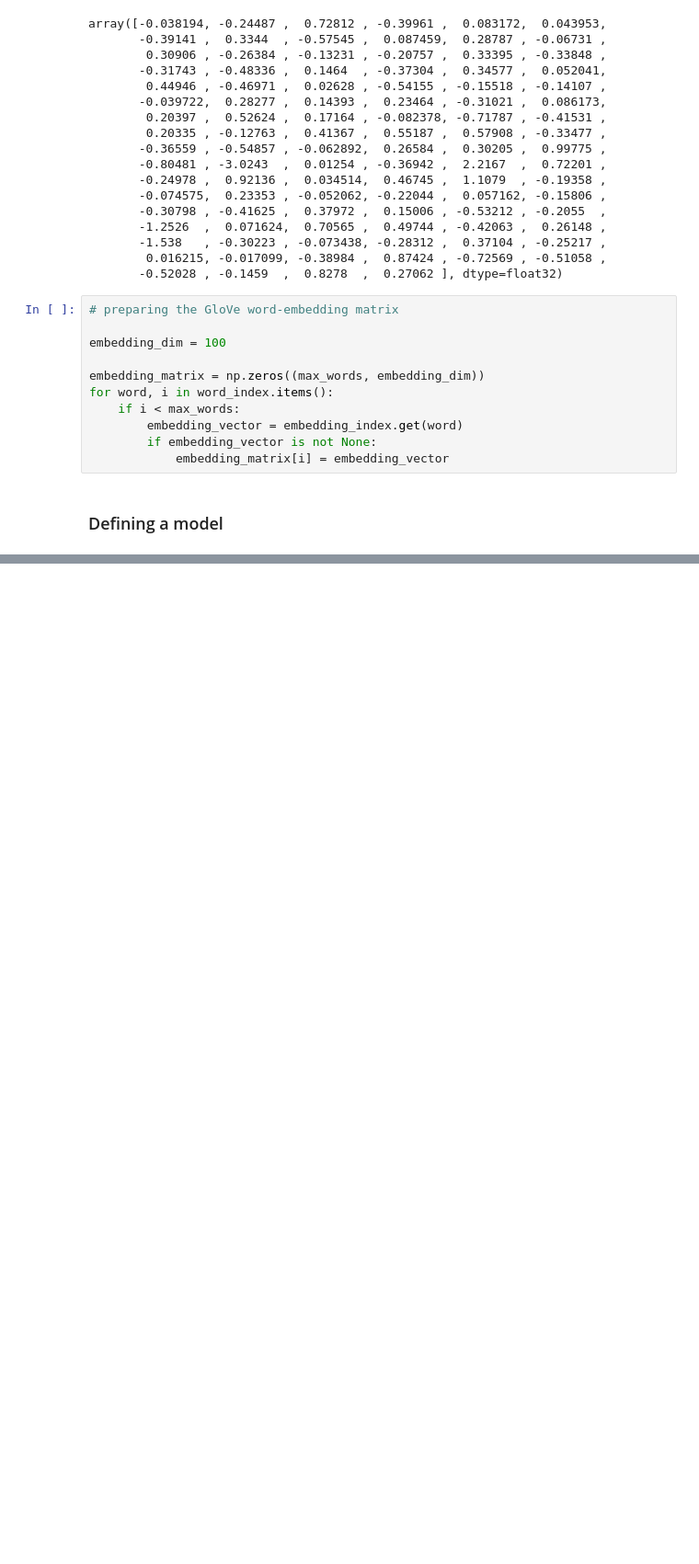
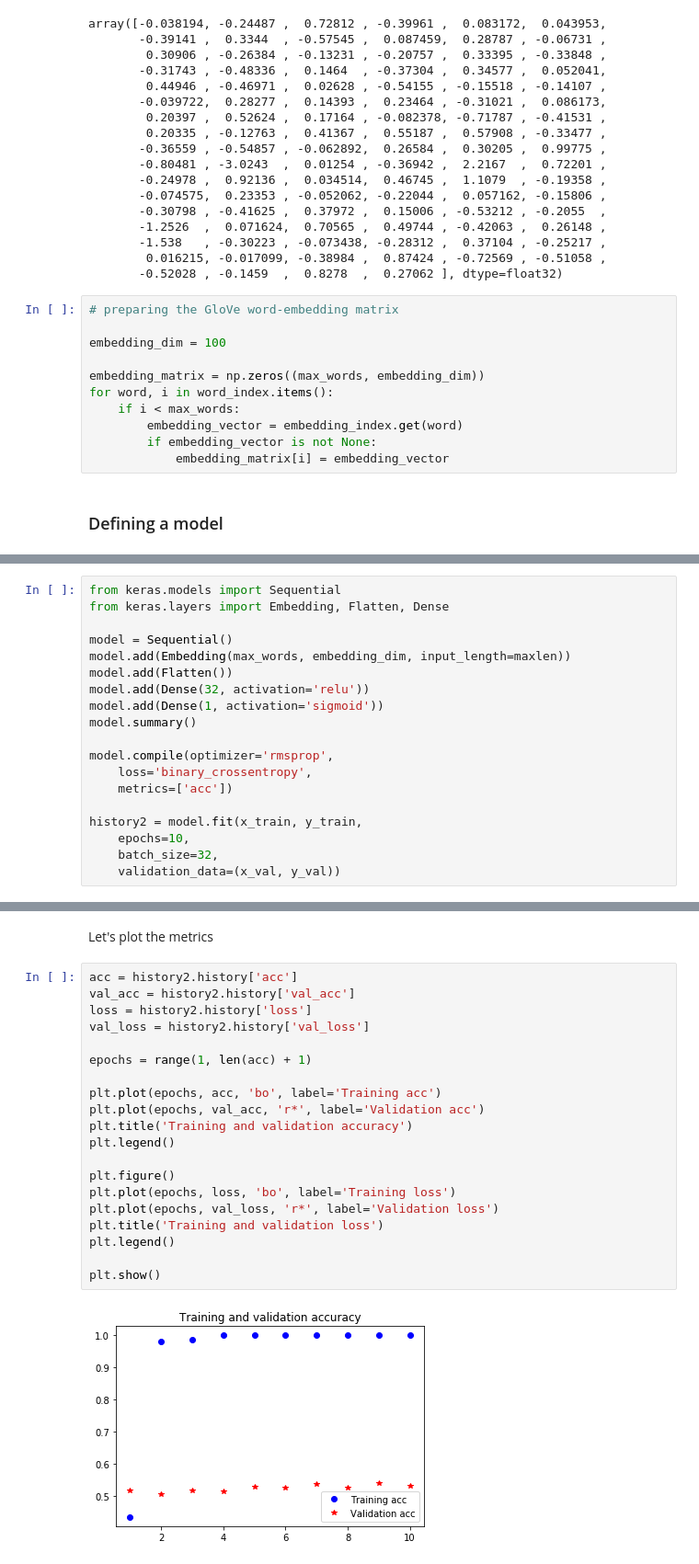
Before and after one commit to fd0livar/DL_python_tf_keras, a Jupyter notebook: Deep_learning_for_text_and_sequences.ipynb, the cells around one changed output, grey strips where cells are left out. Shown at 92% size. Saved outputs shown, nothing was run; the diff lists cells and outputs as text; blank space fills up the shorter version.

```diff
--- a/Deep_learning_for_text_and_sequences.ipynb
+++ b/Deep_learning_for_text_and_sequences.ipynb
@@ -298,0 +403,19 @@ from keras.layers import
+# %%
+from keras.models import Sequential
+from keras.layers import Embedding, Flatten, Dense
+
+model = Sequential()
+model.add(Embedding(max_words, embedding_dim, input_length=maxlen))
+model.add(Flatten())
+model.add(Dense(32, activation='relu'))
+model.add(Dense(1, activation='sigmoid'))
+model.summary()
+
+model.compile(optimizer='rmsprop',
+    loss='binary_crossentropy',
+    metrics=['acc'])
+
+history2 = model.fit(x_train, y_train,
+    epochs=10,
+    batch_size=32,
+    validation_data=(x_val, y_val))
@@ -298,0 +440,24 @@ from keras.layers import
+# %% [markdown]
+Let's plot the metrics
+# %%
+acc = history2.history['acc']
+val_acc = history2.history['val_acc']
+loss = history2.history['loss']
+val_loss = history2.history['val_loss']
+
+epochs = range(1, len(acc) + 1)
+
+plt.plot(epochs, acc, 'bo', label='Training acc')
+plt.plot(epochs, val_acc, 'r*', label='Validation acc')
+plt.title('Training and validation accuracy')
+plt.legend()
+
+plt.figure()
+plt.plot(epochs, loss, 'bo', label='Training loss')
+plt.plot(epochs, val_loss, 'r*', label='Validation loss')
+plt.title('Training and validation loss')
+plt.legend()
+
+plt.show()
+# %% [output]
+[figure, added]
```
Also changed, not shown: parts of 16 cells of this notebook.
